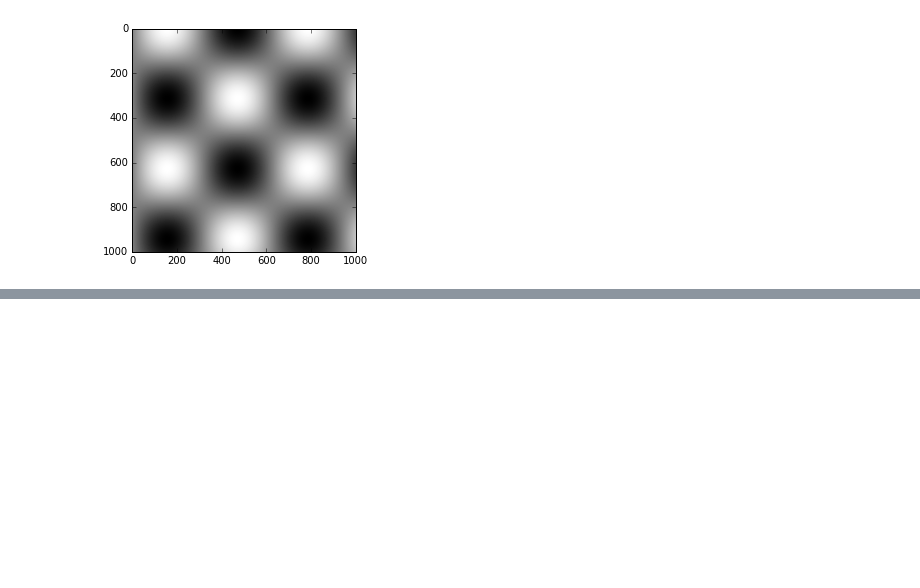
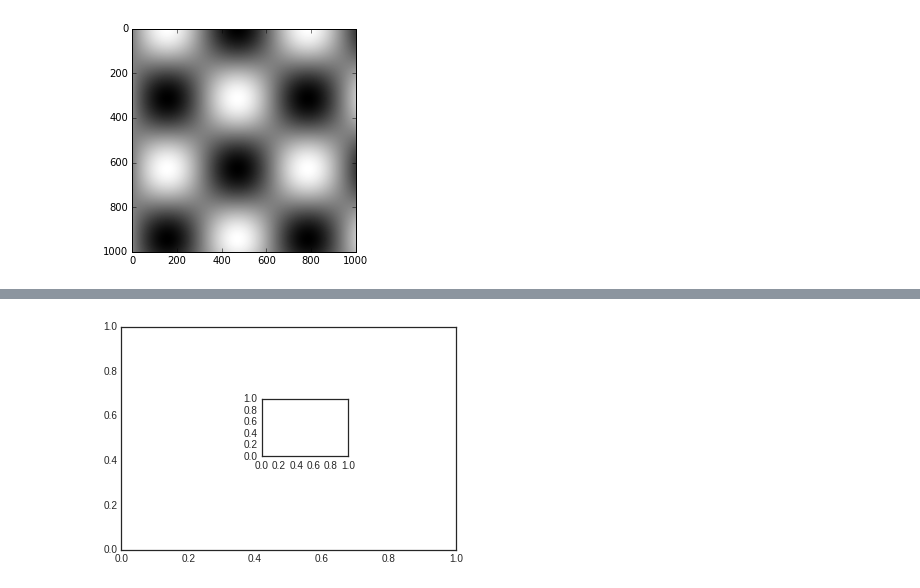
Before and after one commit to MrudulaBharadwaj/Internship, a Jupyter notebook: Matplotlib.ipynb, the cells around one changed output, grey strips where cells are left out. Drawn from its saved outputs; the diff is of its cells as text; code cells hidden in the pictures; blank space fills up the shorter version.

```diff
--- a/Matplotlib.ipynb
+++ b/Matplotlib.ipynb
@@ -346,0 +398,5 @@ view_colormap('jet')
+# %%
+ax1 = plt.axes()  # standard axes
+ax2 = plt.axes([0.45, 0.45, 0.2, 0.2])        #by setting the x and y position to 0.65 (that is, starting at 65% of the width and 65% of the height of the figure
+# %% [output]
+[figure, added]
```
Also changed, not shown: parts of 35 cells of this notebook.
